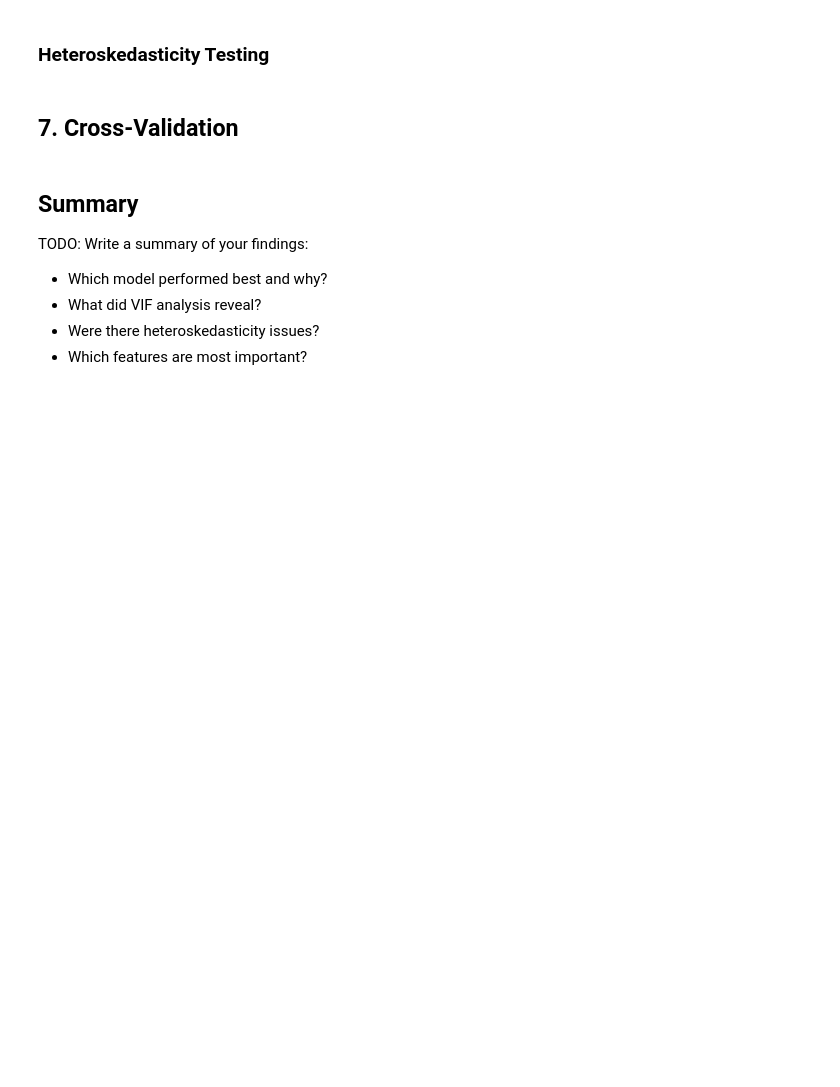
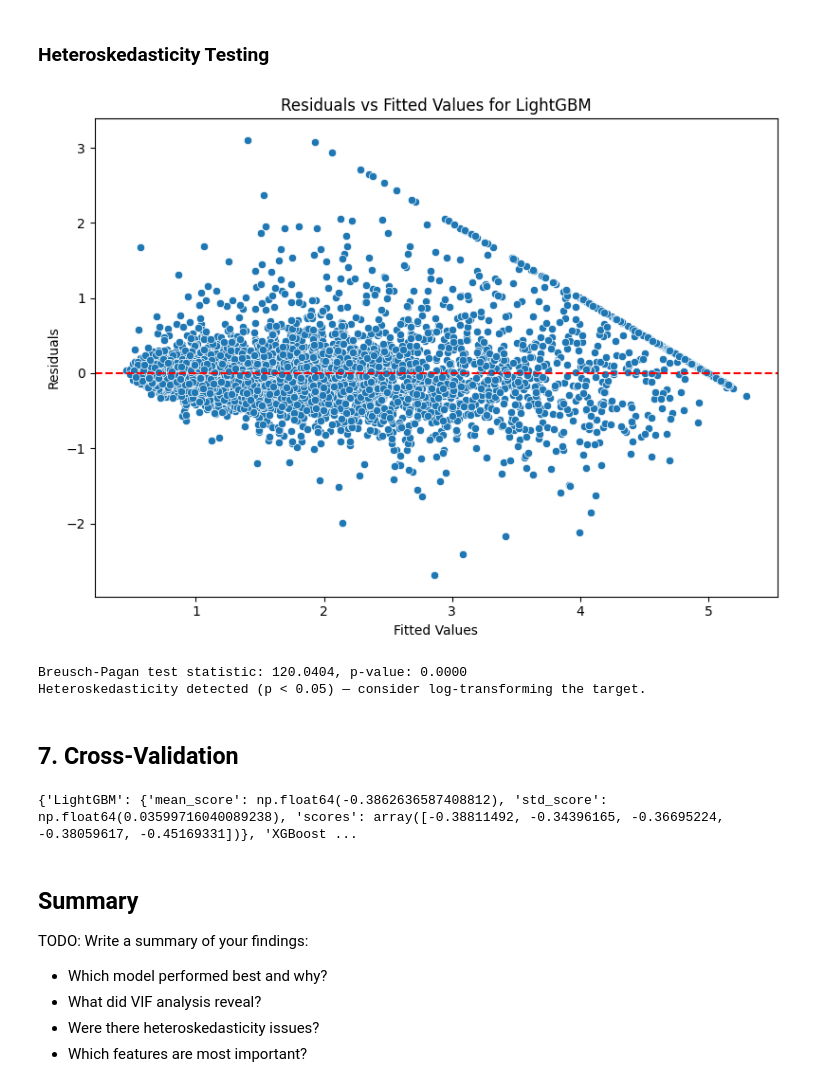
Before and after one commit to DigiCrome-Academy/real-estate-prediction-tanvibbsr-1, a Jupyter notebook: notebooks/01_regression_modeling.ipynb, the cells around one changed output. Saved outputs shown, nothing was run; the diff lists cells and outputs as text; code cells hidden in the pictures; blank space fills up the shorter version.

```diff
--- a/notebooks/01_regression_modeling.ipynb
+++ b/notebooks/01_regression_modeling.ipynb
@@ -274,8 +318,69 @@ ValueError: X has 8 features, but LinearRegression is expecting 164 features as
+# %%
+# TODO: Check for heteroskedasticity
+# - Plot residuals vs fitted values
+# - Breusch-Pagan test (statsmodels)
+# - Apply log transformation to target if needed
+# Residuals vs fitted values
+import numpy as np
+from scipy import stats
+import matplotlib.pyplot as plt
+import seaborn as sns
+
+# Residuals vs fitted values
+best_model_name = model_comparison['r2'].idxmax()
+best_model, best_X_test = models_dict[best_model_name]
+best_preds = best_model.predict(best_X_test)
+residuals = y_test - best_preds
+
+plt.figure(figsize=(8, 6))
+sns.scatterplot(x=best_preds, y=residuals)
+plt.axhline(0, color='red', linestyle='--')
+plt.title(f'Residuals vs Fitted Values for {best_model_name}')
+plt.xlabel('Fitted Values')
+plt.ylabel('Residuals')
+plt.tight_layout()
+plt.show()
+
+# Manual Breusch-Pagan test
+residuals_sq = residuals ** 2
+residuals_sq_norm = residuals_sq / residuals_sq.mean()
+
+X_bp = np.column_stack([np.ones(len(best_preds)), best_preds])
+coefs, _, _, _ = np.linalg.lstsq(X_bp, residuals_sq_norm, rcond=None)
+fitted_sq = X_bp @ coefs
+
+ss_res = np.sum((residuals_sq_norm - fitted_sq) ** 2)
+ss_tot = np.sum((residuals_sq_norm - residuals_sq_norm.mean()) ** 2)
+r2_bp = 1 - ss_res / ss_tot
+
+n = len(residuals)
+bp_stat = n * r2_bp
+p_value = 1 - stats.chi2.cdf(bp_stat, df=1)
+
+print(f"Breusch-Pagan test statistic: {bp_stat:.4f}, p-value: {p_value:.4f}")
+if p_value < 0.05:
+    print("Heteroskedasticity detected (p < 0.05) — consider log-transforming the target.")
+else:
+    print("No significant heteroskedasticity detected (p >= 0.05).")
+# %% [output]
+[figure, added]
+Breusch-Pagan test statistic: 120.0404, p-value: 0.0000
+Heteroskedasticity detected (p < 0.05) — consider log-transforming the target.
 # %% [markdown]
 ## 7. Cross-Validation
 # %%
 # TODO: Cross-validate the top 3 models
 # Use cross_validate_model() and compare results
+top_models = model_comparison.sort_values(by='r2', ascending=False).head(3).index.tolist()
+
+cv_results = {}
+for model_name in top_models:
+    model, X_test_model = models_dict[model_name]
+    cv_results[model_name] = cross_validate_model(model, X_scaled, y, cv=5)
+
+print(cv_results)
+# %% [output]
+{'LightGBM': {'mean_score': np.float64(-0.3862636587408812), 'std_score': np.float64(0.03599716040089238), 'scores': array([-0.38811492, -0.34396165, -0.36695224, -0.38059617, -0.45169331])}, 'XGBoost ...
 # %% [markdown]
 ## Summary
 
```
Also changed, not shown: parts of 6 cells of this notebook, 1 other file.
